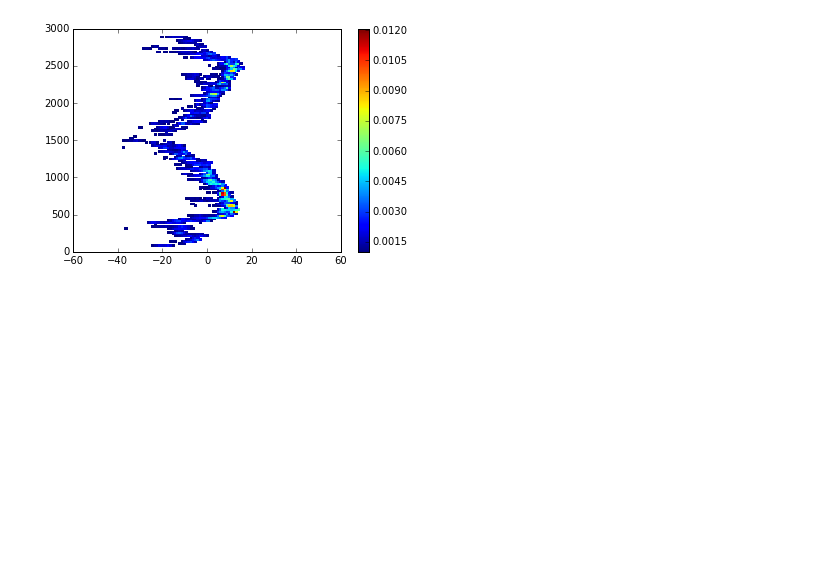
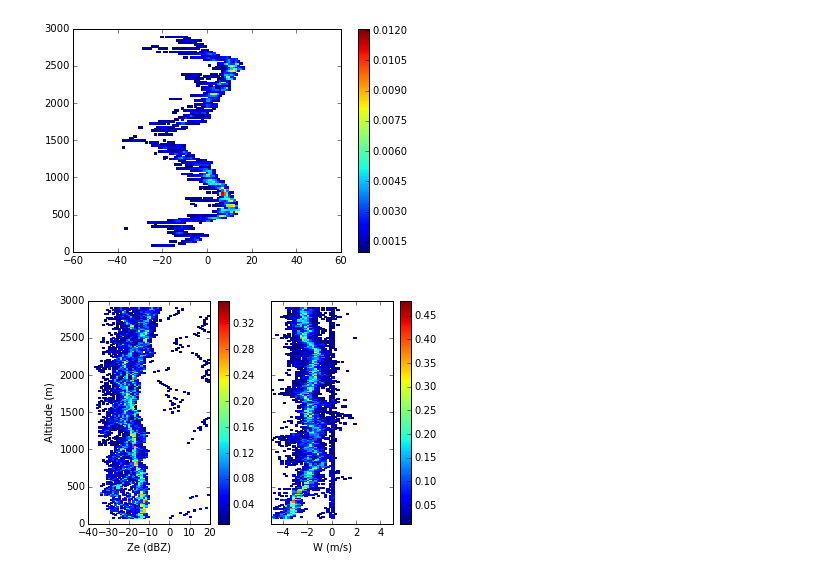
Before and after one commit to nguy/AWOT, a Jupyter notebook: examples/awot_plot_wcr2.ipynb, the cells around one changed output. Drawn from its saved outputs; the diff is of its cells as text; code cells hidden in the pictures; blank space fills up the shorter version.

Commit message:
Updated CFAD in WCR example.

```diff
--- a/examples/awot_plot_wcr2.ipynb
+++ b/examples/awot_plot_wcr2.ipynb
@@ -92,3 +93,42 @@ plt.colorbar()
 # %% [output]
 <matplotlib.colorbar.Colorbar instance at 0x...>
 [figure]
+# %%
+def create_cfad(radar, fieldname, bins):
+    '''Create a CFAD.'''
+    # Create CFAD array to fill
+    pdf = np.empty((len(radar['height']['data']),len(bins)-1))
+    CFAD = np.zeros_like(pdf)
+    data = wcr['fields'][fieldname]['data'][:]
+    for nn in range(len(CFAD)):
+#        pdf[nn, :], bin_edges = np.histogram(data[nn,:], bins=bins, density=False)
+#        CFAD[nn, :] = pdf[nn, :]/ np.sum(pdf[nn, :])
+        CFAD[nn,:], bin_edges = np.histogram(data[nn,:], bins=bins, density=True)
+    return CFAD
+# %%
+binsZ = np.linspace(-40, 20, 61, endpoint=True)
+binsW = np.linspace(-5, 5, 51, endpoint=True)
+CFADZ = create_cfad(wcr, 'reflectivity', binsZ)
+CFADW = create_cfad(wcr, 'velocity', binsW)
+
+CFADZ = np.ma.masked_equal(CFADZ, 0.)
+CFADW = np.ma.masked_equal(CFADW, 0.)
+# %%
+figC, (axZ, axW) = plt.subplots(1, 2, sharey=True)
+
+XZ, YZ = np.meshgrid(binsZ, wcr['height']['data'])
+XW, YW = np.meshgrid(binsW, wcr['height']['data'])
+#CFAD = np.ma.masked_where(CFAD < 0.00001, CFAD)
+p1 = axZ.pcolormesh(XZ, YZ, CFADZ)
+axZ.set_xlim(-40, 20)
+axZ.set_xlabel('Ze (dBZ)')
+axZ.set_ylabel('Altitude (m)')
+fig.colorbar(p1, ax=axZ)
+
+p2 = axW.pcolormesh(XW, YW, CFADW)
+axW.set_xlim(-5, 5)
+axW.set_xlabel('W (m/s)')
+fig.colorbar(p2, ax=axW)
+fig.tight_layout()
+# %% [output]
+[figure, added]
```
Also changed, not shown: parts of 2 cells of this notebook.
